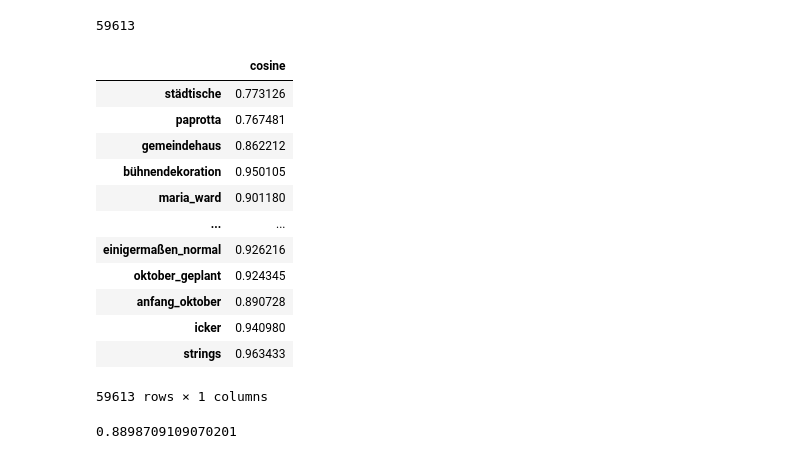
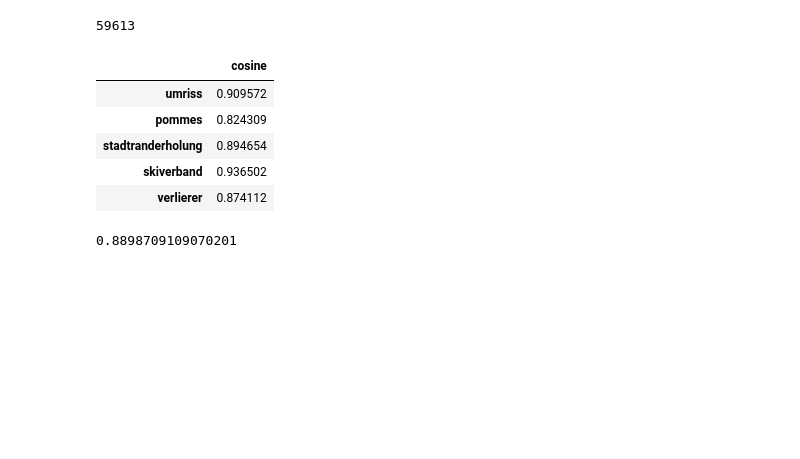
Before and after one commit to Sophia796/word_embeddings_covid-19_voc, a Jupyter notebook: Notebooks/Word2Vec_CovidVocab_Proof.ipynb, the cells around one changed output. Cells and saved outputs as stored; diff of their text form; code cells hidden in the pictures; blank space fills up the shorter version.

```diff
--- a/Notebooks/Word2Vec_CovidVocab_Proof.ipynb
+++ b/Notebooks/Word2Vec_CovidVocab_Proof.ipynb
@@ -710,21 +710,14 @@ for word in common_vocab:
     cosines[word] = cosine
 # %%
 cosine_df = pd.DataFrame.from_dict(cosines, orient='index', columns=['cosine'])
-cosine_df
+cosine_df.iloc[57:62]        # random Ausschnitt
 # %% [output]
 |  | cosine |
-| städtische | 0.773126 |
-| paprotta | 0.767481 |
-| gemeindehaus | 0.862212 |
-| bühnendekoration | 0.950105 |
-| maria_ward | 0.901180 |
-| ... | ... |
-| einigermaßen_normal | 0.926216 |
-| oktober_geplant | 0.924345 |
-| anfang_oktober | 0.890728 |
-| icker | 0.940980 |
-| strings | 0.963433 |
+| umriss | 0.909572 |
+| pommes | 0.824309 |
+| stadtranderholung | 0.894654 |
+| skiverband | 0.936502 |
+| verlierer | 0.874112 |
-59613 rows × 1 columns
 # %%
 # durchschnittliche Cosinus-Ähnlichkeit der Wörter der beiden Modelle
 
```
Also changed, not shown: parts of 5 cells of this notebook, 5 other files.
